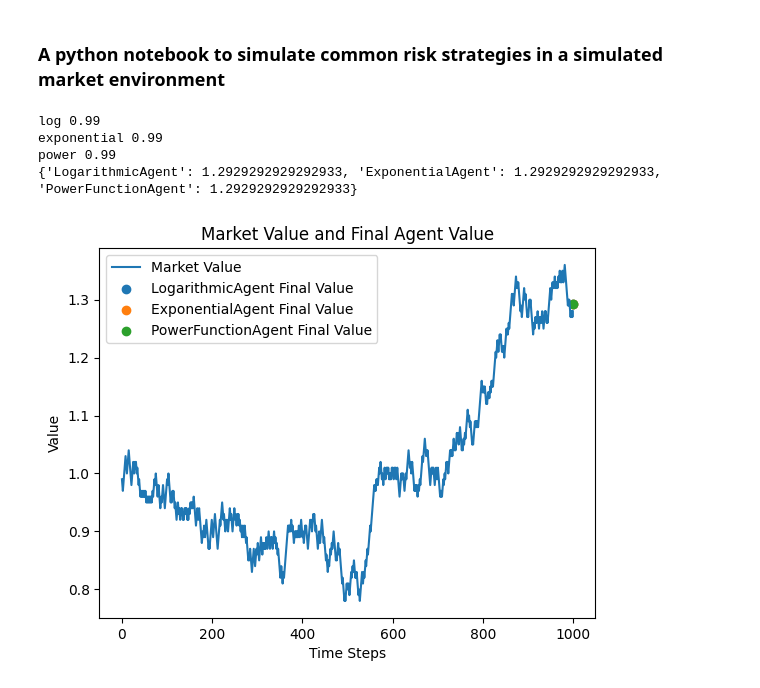
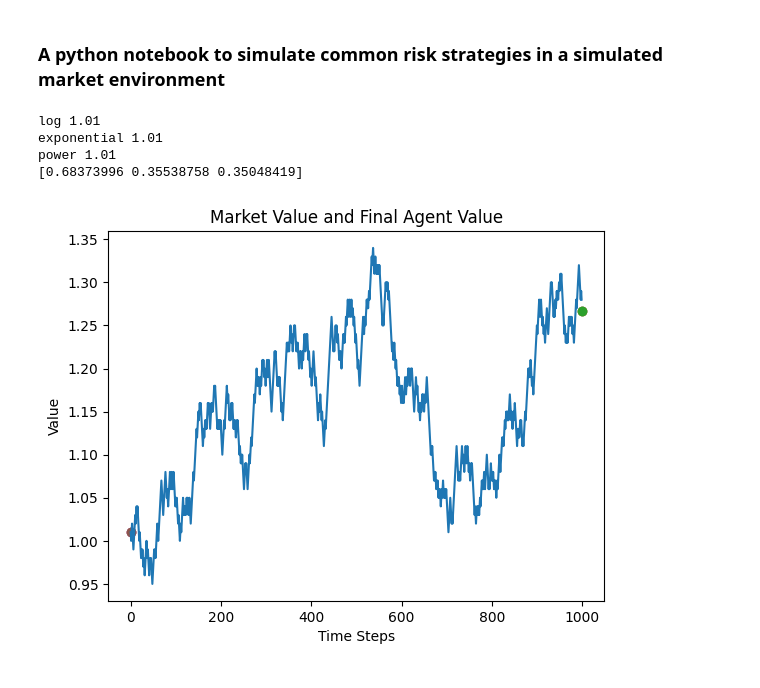
Before and after one commit to eljo5115/algecon, a Jupyter notebook: market_sim.ipynb, the cells around one changed output. Drawn from its saved outputs; the diff is of its cells as text; code cells hidden in the pictures.

Commit message:
added charts + sims

```diff
--- a/market_sim.ipynb
+++ b/market_sim.ipynb
@@ -49,16 +49,16 @@ class Agent:
         return self.utility_function(market_value)
 
     def decide_to_buy(self, market_value, step, total_steps):
-        probability_of_up = (total_steps - step) / total_steps
+        probability_of_up = (total_steps - step) / total_steps # approaches 0 as step increases
         adjusted_belief = probability_of_up / (1 + self.risk_aversion_function(market_value))
 
         if adjusted_belief > self.belief_threshold and self.bought_at is None:
-            self.bought_at = market_value
+            self.bought_at = (market_value, step)
             print(self.risk_function_type, market_value)
 
     def calculate_final_value(self, final_market_value):
         if self.bought_at is not None:
-            return final_market_value / self.bought_at
+            return final_market_value / self.bought_at[0]
         return 1
 
 
@@ -76,39 +76,49 @@ class PowerFunctionAgent(Agent):
     def __init__(self, gamma, belief_threshold):
         super().__init__('power', parameter=gamma, belief_threshold=belief_threshold)
 # %%
-def simulate_agents_in_market(steps=1000, up_prob=0.51, point_change=0.01):
+def simulate_agents_in_market(log_thresh, exp_thresh, pow_thresh, steps=1000, up_prob=0.51, point_change=0.01):
     market = Market(steps, up_prob, point_change)
-    agents = [LogarithmicAgent(1.0), ExponentialAgent(3,1.0), PowerFunctionAgent(0.1,0.1)]
+    agents = [LogarithmicAgent(log_thresh), ExponentialAgent(8,exp_thresh), PowerFunctionAgent(0.1,pow_thresh)]
     final_market_value = market.simulate_market()
     final_values = {}
+    purchase_values = {}
 
     for step, market_value in enumerate(market.history):
         for agent in agents:
             agent.decide_to_buy(market_value, step, steps)
 
     for agent in agents:
+        purchase_values[agent.__class__.__name__] = agent.bought_at
         final_values[agent.__class__.__name__] = agent.calculate_final_value(final_market_value)
 
-    return final_values, market.history
+    return purchase_values, final_values, market.history
 
 
-def plot_results(final_values, market_history):
+def plot_results(purchase_values, final_values, market_history):
     plt.plot(market_history, label='Market Value')
     for agent_type, value in final_values.items():
         plt.scatter(len(market_history) - 1, value, label=f'{agent_type} Final Value')
+    for agent_type, value in purchase_values.items():
+        if value is not None:
+            plt.scatter(value[1], value[0], label=f'{agent_type} Purchased-At Value')
+        else:
+            plt.scatter(0,0, label=f'{agent_type} Did not purchase')
     plt.xlabel('Time Steps')
     plt.ylabel('Value')
     plt.title('Market Value and Final Agent Value')
-    plt.legend()
+    # plt.legend()
     plt.show()
 # %%
 # Run the simulation
-final_values, market_history = simulate_agents_in_market()
-print(final_values)
-plot_results(final_values, market_history)
+thresholds = np.random.rand(3)
+
+
+purchase_values, final_values, market_history = simulate_agents_in_market(thresholds[0],thresholds[1],thresholds[2])
+print(thresholds)
+plot_results(purchase_values, final_values, market_history)
 # %% [output]
-log 0.99
-exponential 0.99
-power 0.99
-{'LogarithmicAgent': 1.2929292929292933, 'ExponentialAgent': 1.2929292929292933, 'PowerFunctionAgent': 1.2929292929292933}
+log 1.01
+exponential 1.01
+power 1.01
+[0.68373996 0.35538758 0.35048419]
-[figure, old version]
+[figure, new version]
```
Also changed, not shown: parts of 4 cells of this notebook, 7 other files.
